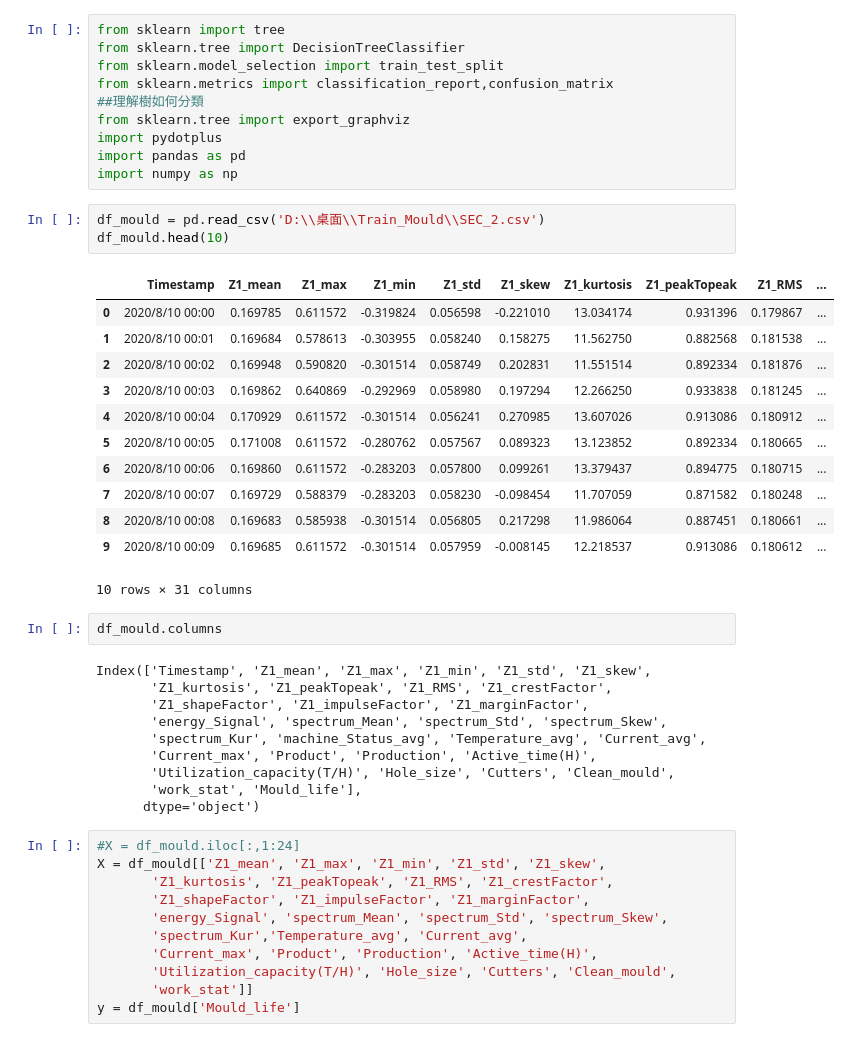
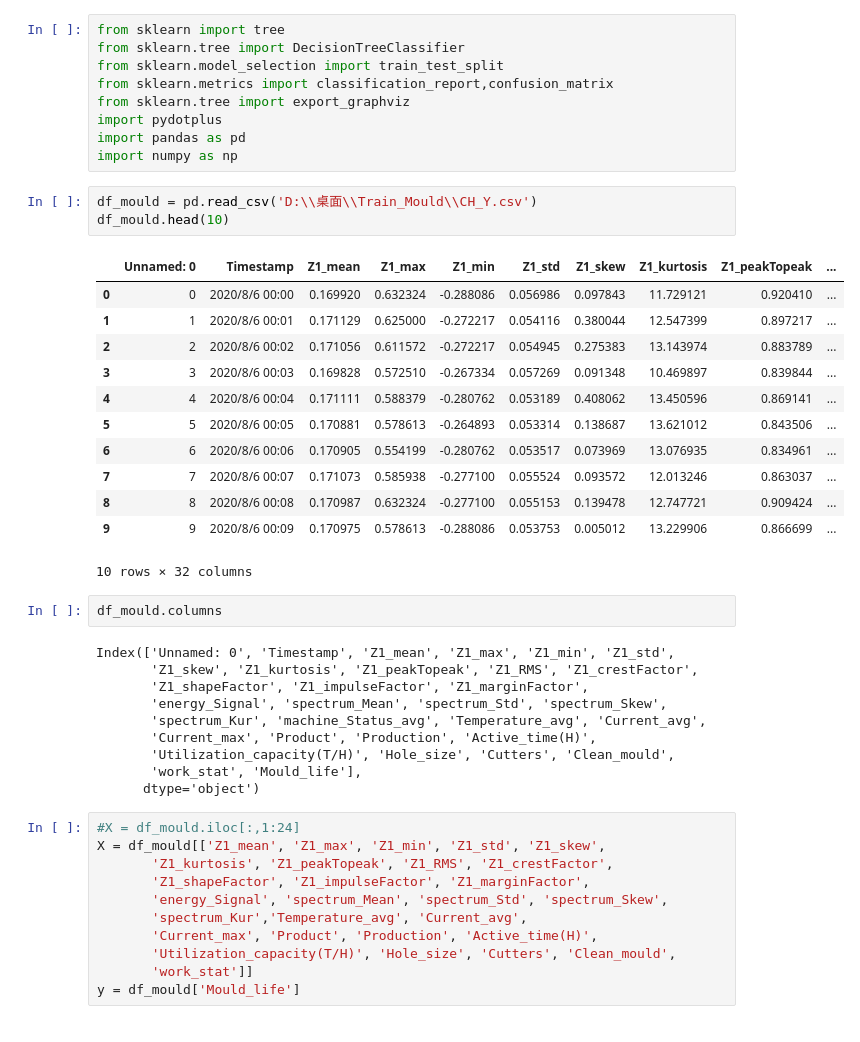
Before and after one commit to rtfgvb74125/Mould_ML, a Jupyter notebook: Data_processing/DecisionTree_Model.ipynb, the cells around one changed output. Saved outputs shown, nothing was run; the diff lists cells and outputs as text.

```diff
--- a/Data_processing/DecisionTree_Model.ipynb
+++ b/Data_processing/DecisionTree_Model.ipynb
@@ -3,32 +3,31 @@ from sklearn import tree
 from sklearn.tree import DecisionTreeClassifier
 from sklearn.model_selection import train_test_split
 from sklearn.metrics import classification_report,confusion_matrix
-##理解樹如何分類
 from sklearn.tree import export_graphviz
 import pydotplus
 import pandas as pd
 import numpy as np
 # %%
-df_mould = pd.read_csv('D:\\桌面\\Train_Mould\\SEC_2.csv')
+df_mould = pd.read_csv('D:\\桌面\\Train_Mould\\CH_Y.csv')
 df_mould.head(10)
 # %% [output]
-|  | Timestamp | Z1_mean | Z1_max | Z1_min | Z1_std | Z1_skew | Z1_kurtosis | Z1_peakTopeak | Z1_RMS | ... |
-| 0 | 2020/8/10 00:00 | 0.169785 | 0.611572 | -0.319824 | 0.056598 | -0.221010 | 13.034174 | 0.931396 | 0.179867 | ... |
-| 1 | 2020/8/10 00:01 | 0.169684 | 0.578613 | -0.303955 | 0.058240 | 0.158275 | 11.562750 | 0.882568 | 0.181538 | ... |
-| 2 | 2020/8/10 00:02 | 0.169948 | 0.590820 | -0.301514 | 0.058749 | 0.202831 | 11.551514 | 0.892334 | 0.181876 | ... |
-| 3 | 2020/8/10 00:03 | 0.169862 | 0.640869 | -0.292969 | 0.058980 | 0.197294 | 12.266250 | 0.933838 | 0.181245 | ... |
-| 4 | 2020/8/10 00:04 | 0.170929 | 0.611572 | -0.301514 | 0.056241 | 0.270985 | 13.607026 | 0.913086 | 0.180912 | ... |
-| 5 | 2020/8/10 00:05 | 0.171008 | 0.611572 | -0.280762 | 0.057567 | 0.089323 | 13.123852 | 0.892334 | 0.180665 | ... |
-| 6 | 2020/8/10 00:06 | 0.169860 | 0.611572 | -0.283203 | 0.057800 | 0.099261 | 13.379437 | 0.894775 | 0.180715 | ... |
-| 7 | 2020/8/10 00:07 | 0.169729 | 0.588379 | -0.283203 | 0.058230 | -0.098454 | 11.707059 | 0.871582 | 0.180248 | ... |
-| 8 | 2020/8/10 00:08 | 0.169683 | 0.585938 | -0.301514 | 0.056805 | 0.217298 | 11.986064 | 0.887451 | 0.180661 | ... |
-| 9 | 2020/8/10 00:09 | 0.169685 | 0.611572 | -0.301514 | 0.057959 | -0.008145 | 12.218537 | 0.913086 | 0.180612 | ... |
+|  | Unnamed: 0 | Timestamp | Z1_mean | Z1_max | Z1_min | Z1_std | Z1_skew | Z1_kurtosis | Z1_peakTopeak | ... |
+| 0 | 0 | 2020/8/6 00:00 | 0.169920 | 0.632324 | -0.288086 | 0.056986 | 0.097843 | 11.729121 | 0.920410 | ... |
+| 1 | 1 | 2020/8/6 00:01 | 0.171129 | 0.625000 | -0.272217 | 0.054116 | 0.380044 | 12.547399 | 0.897217 | ... |
+| 2 | 2 | 2020/8/6 00:02 | 0.171056 | 0.611572 | -0.272217 | 0.054945 | 0.275383 | 13.143974 | 0.883789 | ... |
+| 3 | 3 | 2020/8/6 00:03 | 0.169828 | 0.572510 | -0.267334 | 0.057269 | 0.091348 | 10.469897 | 0.839844 | ... |
+| 4 | 4 | 2020/8/6 00:04 | 0.171111 | 0.588379 | -0.280762 | 0.053189 | 0.408062 | 13.450596 | 0.869141 | ... |
+| 5 | 5 | 2020/8/6 00:05 | 0.170881 | 0.578613 | -0.264893 | 0.053314 | 0.138687 | 13.621012 | 0.843506 | ... |
+| 6 | 6 | 2020/8/6 00:06 | 0.170905 | 0.554199 | -0.280762 | 0.053517 | 0.073969 | 13.076935 | 0.834961 | ... |
+| 7 | 7 | 2020/8/6 00:07 | 0.171073 | 0.585938 | -0.277100 | 0.055524 | 0.093572 | 12.013246 | 0.863037 | ... |
+| 8 | 8 | 2020/8/6 00:08 | 0.170987 | 0.632324 | -0.277100 | 0.055153 | 0.139478 | 12.747721 | 0.909424 | ... |
+| 9 | 9 | 2020/8/6 00:09 | 0.170975 | 0.578613 | -0.288086 | 0.053753 | 0.005012 | 13.229906 | 0.866699 | ... |
-10 rows × 31 columns
+10 rows × 32 columns
 # %%
 df_mould.columns
 # %% [output]
-Index(['Timestamp', 'Z1_mean', 'Z1_max', 'Z1_min', 'Z1_std', 'Z1_skew',
-       'Z1_kurtosis', 'Z1_peakTopeak', 'Z1_RMS', 'Z1_crestFactor',
+Index(['Unnamed: 0', 'Timestamp', 'Z1_mean', 'Z1_max', 'Z1_min', 'Z1_std',
+       'Z1_skew', 'Z1_kurtosis', 'Z1_peakTopeak', 'Z1_RMS', 'Z1_crestFactor',
        'Z1_shapeFactor', 'Z1_impulseFactor', 'Z1_marginFactor',
        'energy_Signal', 'spectrum_Mean', 'spectrum_Std', 'spectrum_Skew',
        'spectrum_Kur', 'machine_Status_avg', 'Temperature_avg', 'Current_avg',
```
Also changed, not shown: parts of 14 cells of this notebook, 5 other files.
